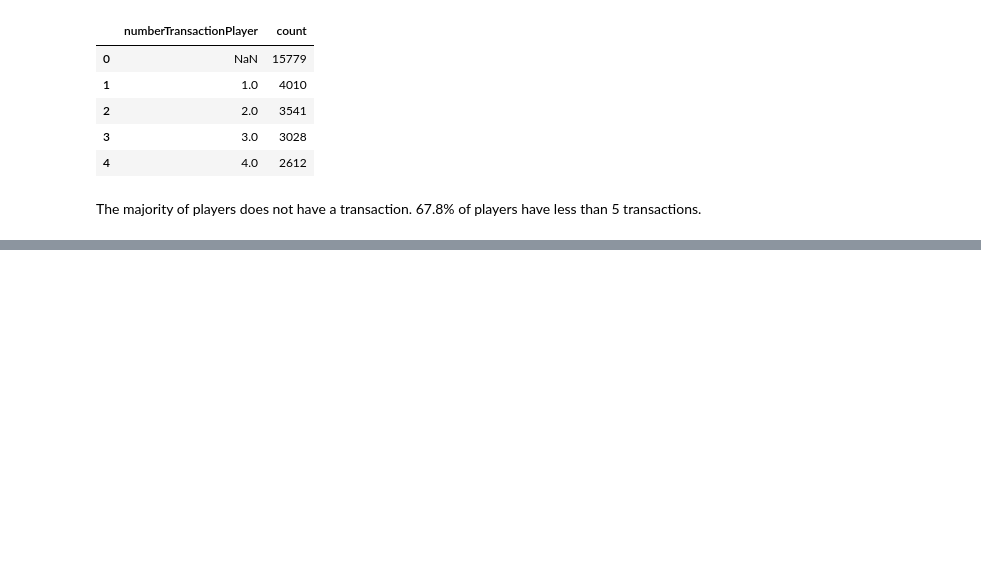
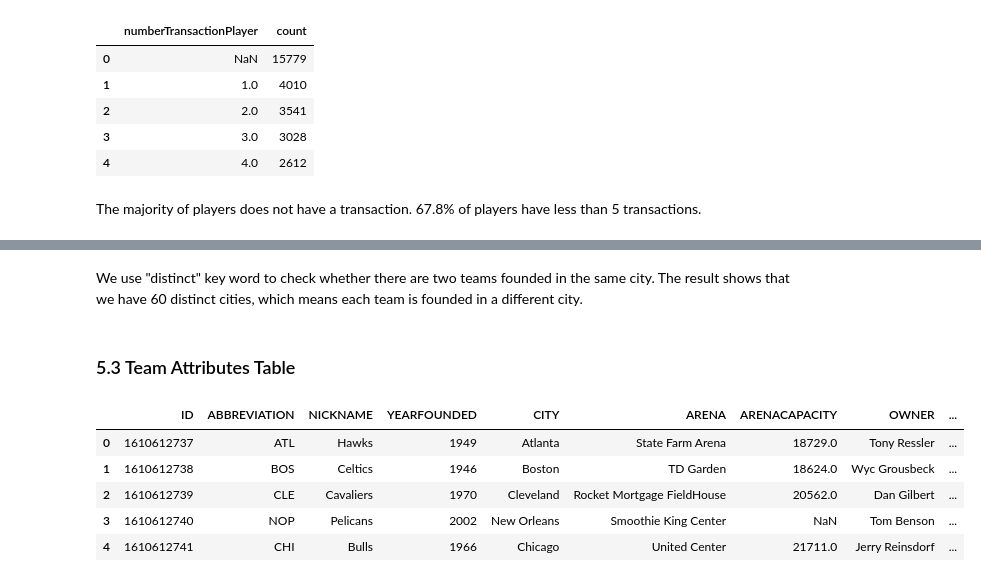
Before and after one commit to VIcKII-Z/Database-final-proj_on-NBA-datasets, a Jupyter notebook: Final Project.ipynb, the cells around one changed output, grey strips where cells are left out. Cells and saved outputs as stored; diff of their text form; code cells hidden in the pictures; blank space fills up the shorter version.

```diff
--- a/Final Project.ipynb
+++ b/Final Project.ipynb
@@ -357,0 +495,17 @@ The majority of players does not have a transaction. 67.8% of players have less
+# %% [markdown]
+We use "distinct" key word to check whether there are two teams founded in the same city. The result shows that we have 60 distinct cities, which means each team is founded in a different city.
+# %% [markdown]
+### 5.3 Team Attributes Table
+# %%
+query = 'SELECT * from Team_Attributes'
+cursor.execute(query)
+cols = [column[0] for column in cursor.description]
+team_attributes = pd.DataFrame.from_records(data = cursor.fetchall(), columns = cols)
+team_attributes.head()
+# %% [output]
+|  | ID | ABBREVIATION | NICKNAME | YEARFOUNDED | CITY | ARENA | ARENACAPACITY | OWNER | ... |
+| 0 | 1610612737 | ATL | Hawks | 1949 | Atlanta | State Farm Arena | 18729.0 | Tony Ressler | ... |
+| 1 | 1610612738 | BOS | Celtics | 1946 | Boston | TD Garden | 18624.0 | Wyc Grousbeck | ... |
+| 2 | 1610612739 | CLE | Cavaliers | 1970 | Cleveland | Rocket Mortgage FieldHouse | 20562.0 | Dan Gilbert | ... |
+| 3 | 1610612740 | NOP | Pelicans | 2002 | New Orleans | Smoothie King Center | NaN | Tom Benson | ... |
+| 4 | 1610612741 | CHI | Bulls | 1966 | Chicago | United Center | 21711.0 | Jerry Reinsdorf | ... |
```
Also changed, not shown: parts of 25 cells of this notebook, 2 other files.
